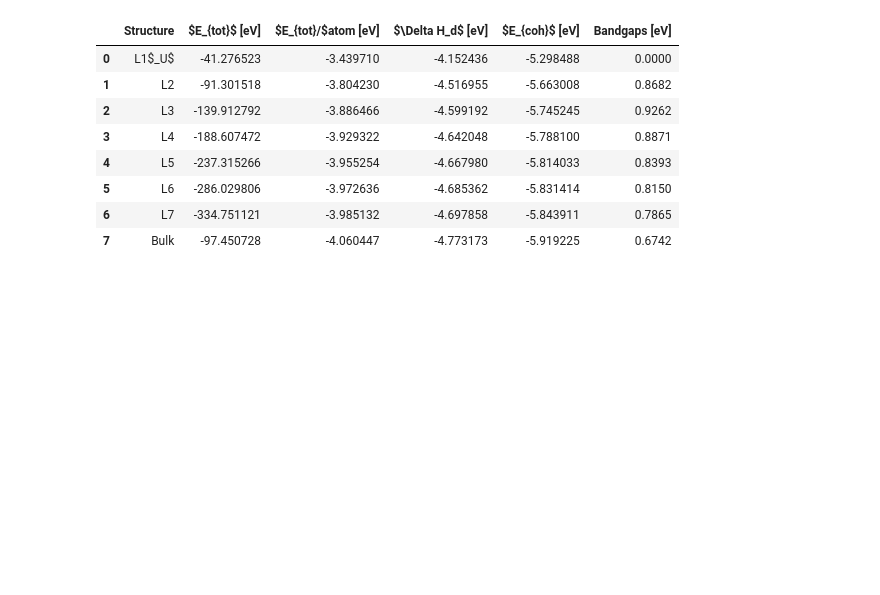
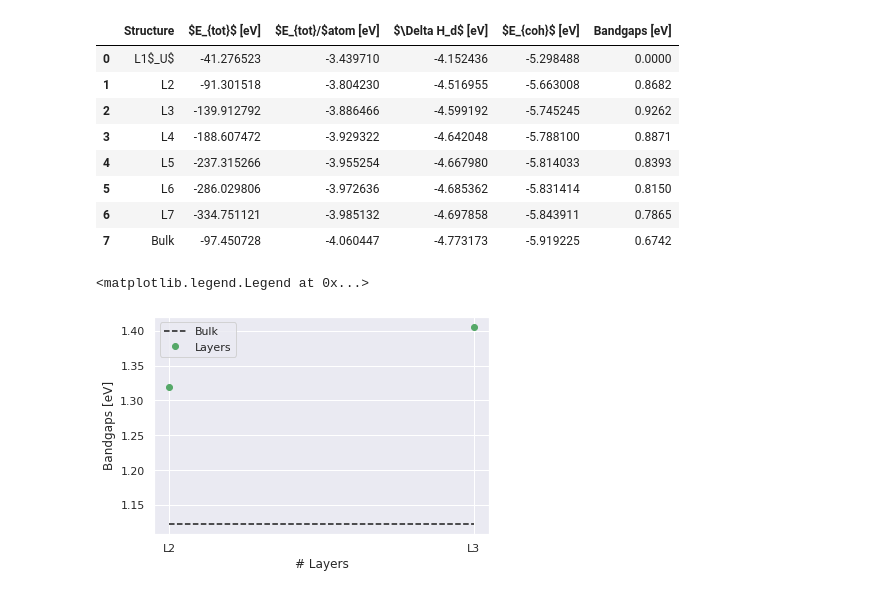
Before and after one commit to Moejay10/DFT, a Jupyter notebook: Results/Notebooks/2D_Analysis.ipynb, the cells around one changed output. Saved outputs shown, nothing was run; the diff lists cells and outputs as text; code cells hidden in the pictures; blank space fills up the shorter version.

```diff
--- a/Results/Notebooks/2D_Analysis.ipynb
+++ b/Results/Notebooks/2D_Analysis.ipynb
@@ -870,3 +891,16 @@ energies
 | 5 | L6 | -286.029806 | -3.972636 | -4.685362 | -5.831414 | 0.8150 |
 | 6 | L7 | -334.751121 | -3.985132 | -4.697858 | -5.843911 | 0.7865 |
 | 7 | Bulk | -97.450728 | -4.060447 | -4.773173 | -5.919225 | 0.6742 |
+# %%
+size = len(hse_bandgap)
+bulk = np.ones(size-2)*hse_bandgap[-1]
+layers = ['L2', 'L3']
+
+plt.plot(layers, bulk, '--k')
+plt.plot(layers, hse_bandgap[1:size-1], 'og')
+plt.ylabel(col)
+plt.xlabel("# Layers")
+plt.legend(['Bulk', 'Layers'])
+# %% [output]
+<matplotlib.legend.Legend at 0x...>
+[figure, added]
```
Also changed, not shown: parts of 1 cell of this notebook.
